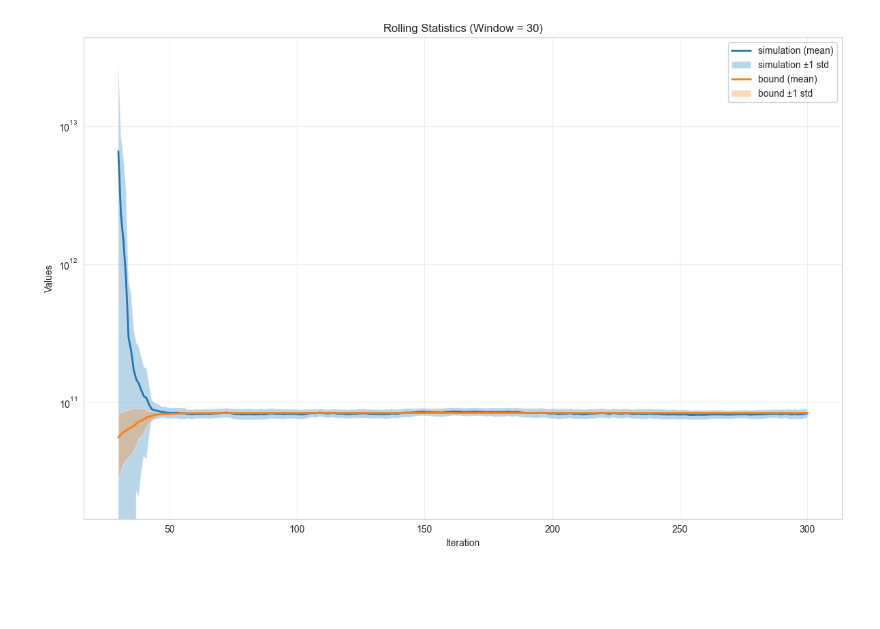
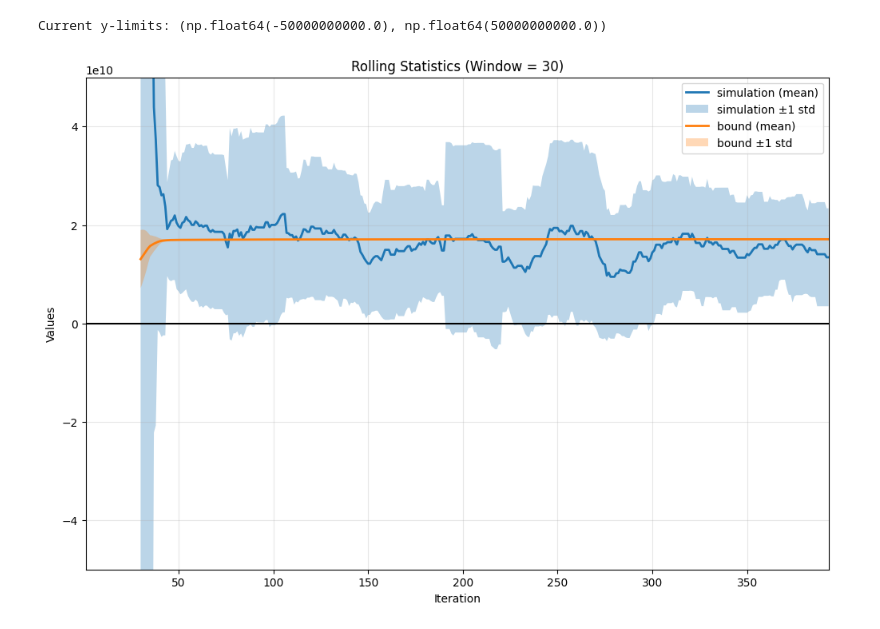
Before and after one commit to alikoek/DH-Capacity-Expansion, a Jupyter notebook: src/python/postprocessing.ipynb, the cells around one changed output. Saved outputs shown, nothing was run; the diff lists cells and outputs as text; code cells hidden in the pictures; blank space fills up the shorter version.

```diff
--- a/src/python/postprocessing.ipynb
+++ b/src/python/postprocessing.ipynb
@@ -6,7 +6,7 @@ import numpy as np
 import seaborn as sns
 # import matplotlib.pyplot as plt
 # %%
-output_dir = "../../output"
+output_dir = "../../output/stochastic_solution"
 training = pd.read_csv(output_dir+"/training_results.csv").set_index("iteration")
 
 # Drop the 'time' column (note the space before 'time')
@@ -14,38 +14,43 @@ training = training.drop(' time', axis=1)
 
 # Calculate rolling statistics
 window = 30
 rolling_mean = training.rolling(window).mean()
 rolling_std = training.rolling(window).std()
 
 # Create the plot
 plt.figure(figsize=(12, 8))
+ax = plt.subplot()
 
 # Plot each remaining column with mean and shaded standard deviation
 for column in training.columns:
     # Plot rolling mean as solid line
     plt.plot(rolling_mean.index, rolling_mean[column], label=f'{column.strip()} (mean)', linewidth=2)
 
     # Plot shaded area for standard deviation
     plt.fill_between(rolling_mean.index,
                     rolling_mean[column] - rolling_std[column],
                     rolling_mean[column] + rolling_std[column],
                     alpha=0.3, label=f'{column.strip()} ±1 std')
 
 plt.xlabel('Iteration')
 plt.ylabel('Values')
 plt.title(f'Rolling Statistics (Window = {window})')
 plt.legend()
 plt.grid(True, alpha=0.3)
 
 # Uncomment if you want logarithmic scale
-plt.yscale("log")
+# plt.yscale("log")
 # plt.xscale("log")
-
-
-plt.tight_layout()
+ax.set_ylim(-0.5e11, 0.5e11)  # or some other reasonable lower bound
+ax.set_xlim(min(rolling_mean.index), max(rolling_mean.index))  # or some other reasonable lower bound
+plt.hlines(y = 0, xmin = 0, xmax = ax.get_xlim()[1], colors = ["k"])
+print(f"Current y-limits: {ax.get_ylim()}")
+# Then set appropriate limits based on the actual range
+# plt.tight_layout()
 plt.show()
 # %% [output]
+Current y-limits: (np.float64(-50000000000.0), np.float64(50000000000.0))
-[figure, old version]
+[figure, new version]
 # %%
 # output_dir = "../../output"
 # training = pd.read_csv(output_dir+"/training_results.csv").set_index("iteration")
```
Also changed, not shown: parts of 5 cells of this notebook, 18 other files.
